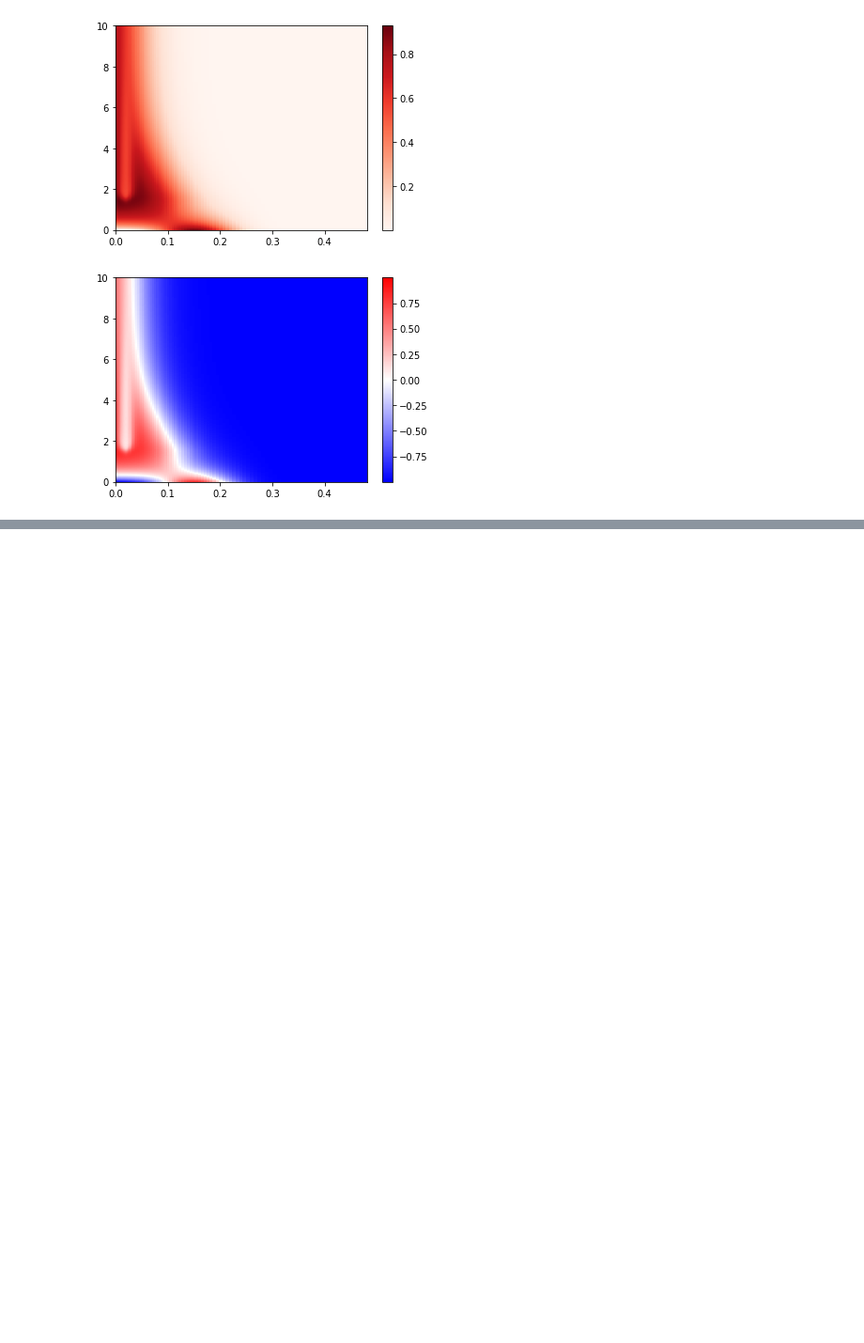
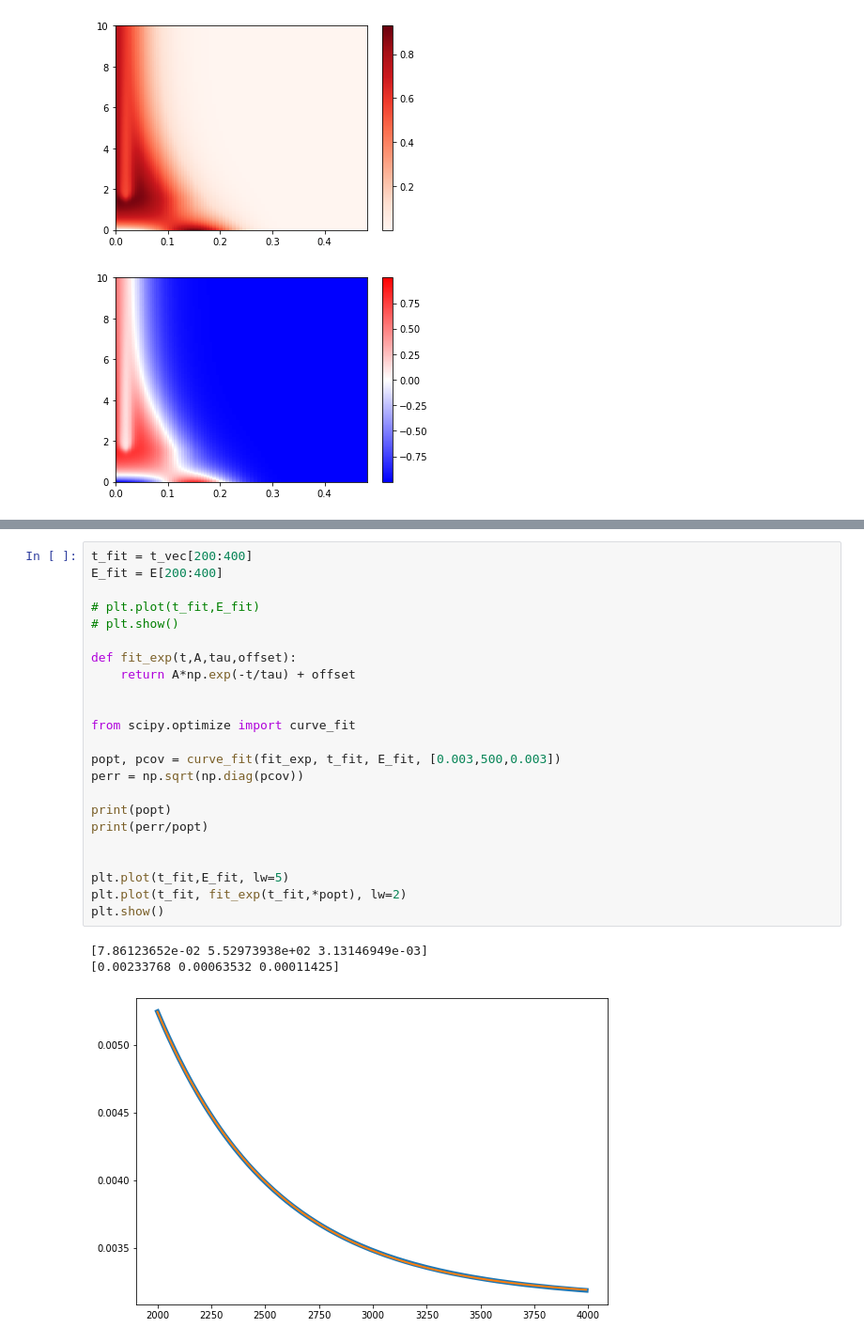
Before and after one commit to stmeinecke/derrom, a Jupyter notebook: misc/relaxation_time_approximation.ipynb, the cells around one changed output, grey strips where cells are left out. Shown at 94% size. Saved outputs shown, nothing was run; the diff lists cells and outputs as text; blank space fills up the shorter version.

```diff
--- a/misc/relaxation_time_approximation.ipynb
+++ b/misc/relaxation_time_approximation.ipynb
@@ -117,0 +131,27 @@ plt.show()
+# %%
+t_fit = t_vec[200:400]
+E_fit = E[200:400]
+
+# plt.plot(t_fit,E_fit)
+# plt.show()
+
+def fit_exp(t,A,tau,offset):
+    return A*np.exp(-t/tau) + offset
+
+
+from scipy.optimize import curve_fit
+
+popt, pcov = curve_fit(fit_exp, t_fit, E_fit, [0.003,500,0.003])
+perr = np.sqrt(np.diag(pcov))
+
+print(popt)
+print(perr/popt)
+
+
+plt.plot(t_fit,E_fit, lw=5)
+plt.plot(t_fit, fit_exp(t_fit,*popt), lw=2)
+plt.show()
+# %% [output]
+[7.86123652e-02 5.52973938e+02 3.13146949e-03]
+[0.00233768 0.00063532 0.00011425]
+[figure, added]
```
Also changed, not shown: parts of 2 cells of this notebook, 5 other files.
